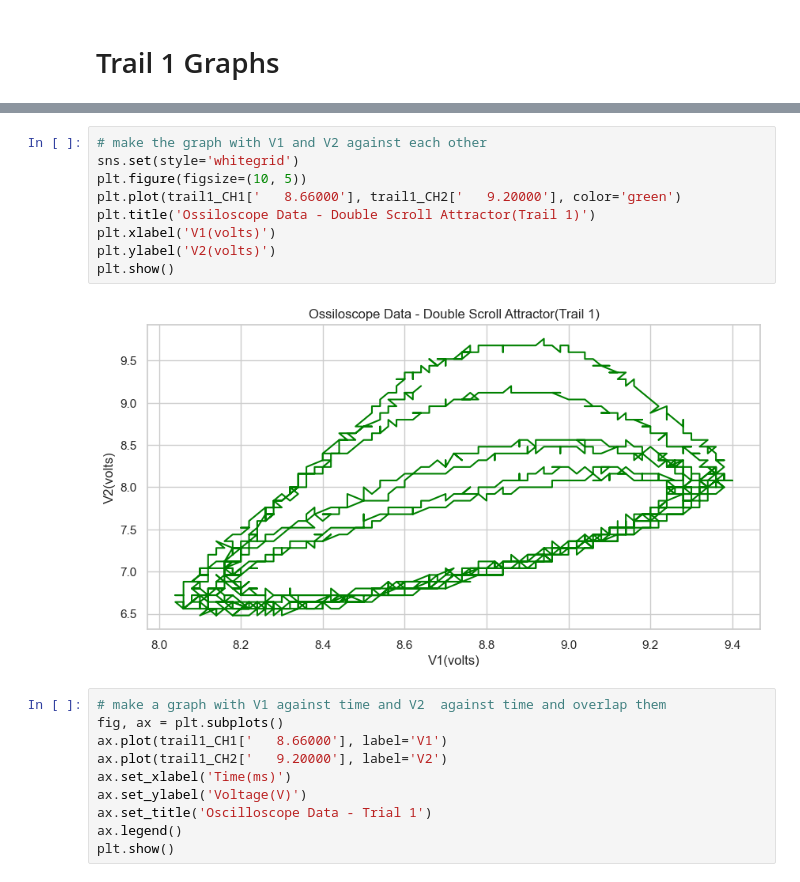
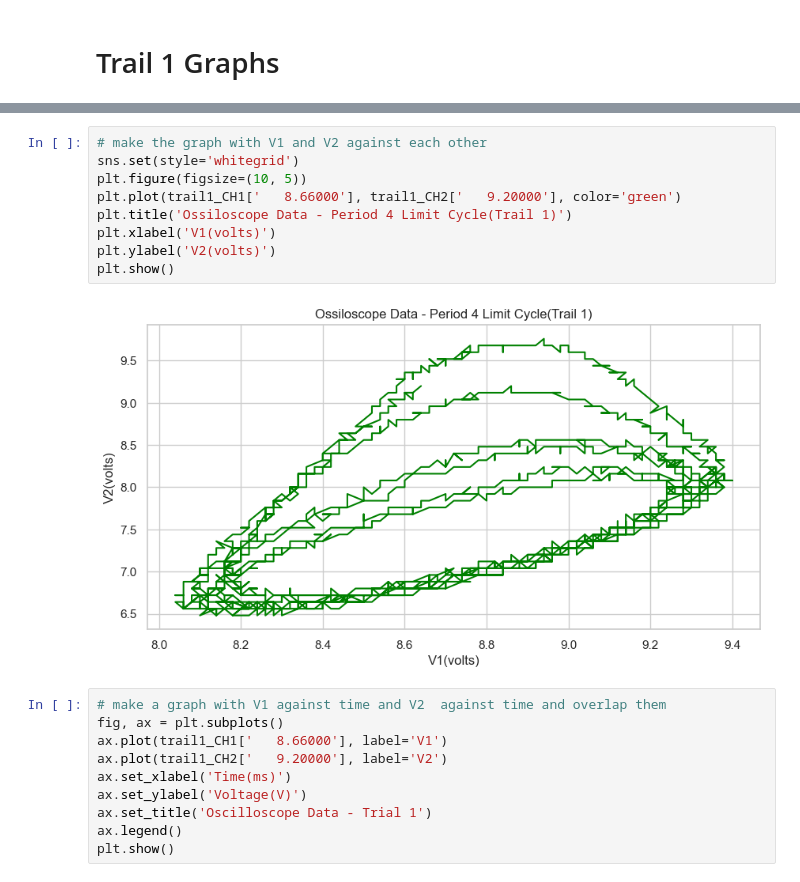
Before and after one commit to Quantum-Impulse/PHY353L, a Jupyter notebook: Lab 3/base.ipynb, the cells around one changed output, grey strips where cells are left out. Saved outputs shown, nothing was run; the diff lists cells and outputs as text.

Commit message:
all graphs are now created

```diff
--- a/Lab 3/base.ipynb
+++ b/Lab 3/base.ipynb
@@ -147,14 +127,14 @@ trail1_CH2.head(15)
 # %%
 # make the graph with V1 and V2 against each other
 sns.set(style='whitegrid')
 plt.figure(figsize=(10, 5))
 plt.plot(trail1_CH1['   8.66000'], trail1_CH2['   9.20000'], color='green')
-plt.title('Ossiloscope Data - Double Scroll Attractor(Trail 1)')
+plt.title('Ossiloscope Data - Period 4 Limit Cycle(Trail 1)')
 plt.xlabel('V1(volts)')
 plt.ylabel('V2(volts)')
 plt.show()
 # %% [output]
-[figure, old version]
+[figure, new version]
 # %%
 # make a graph with V1 against time and V2  against time and overlap them
 fig, ax = plt.subplots()
```
Also changed, not shown: parts of 9 cells of this notebook.
